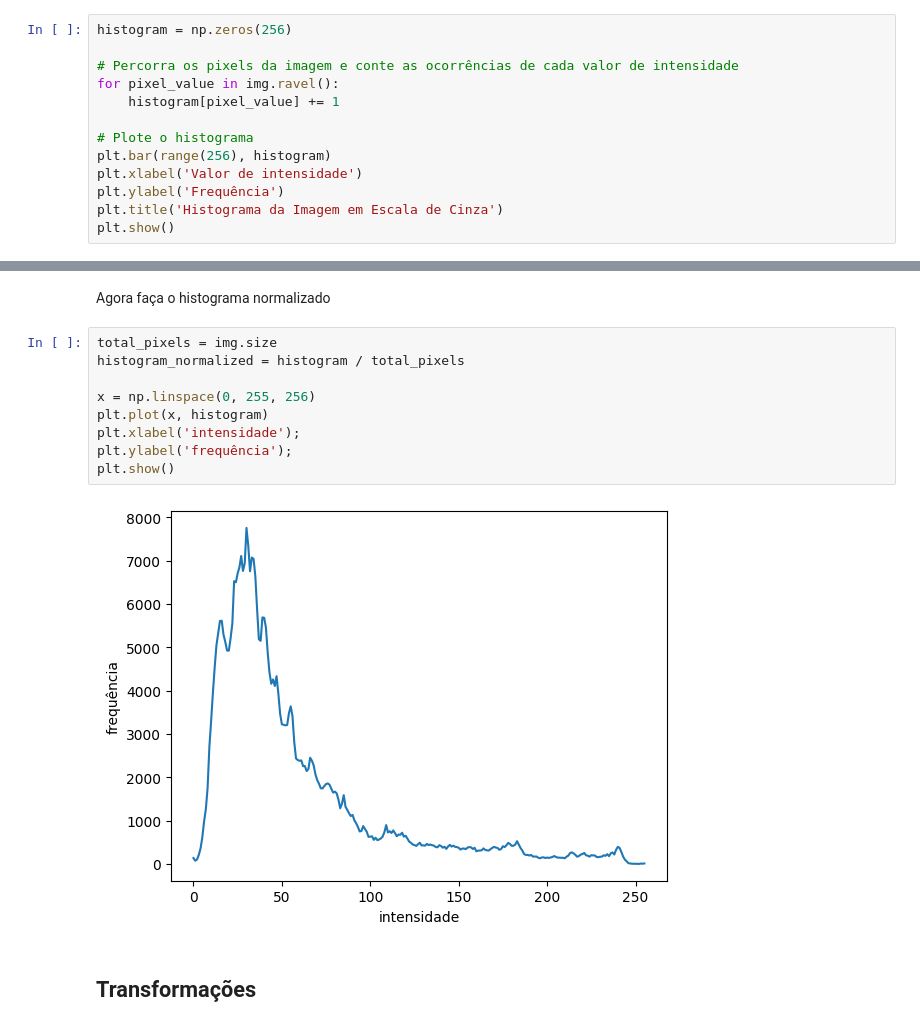
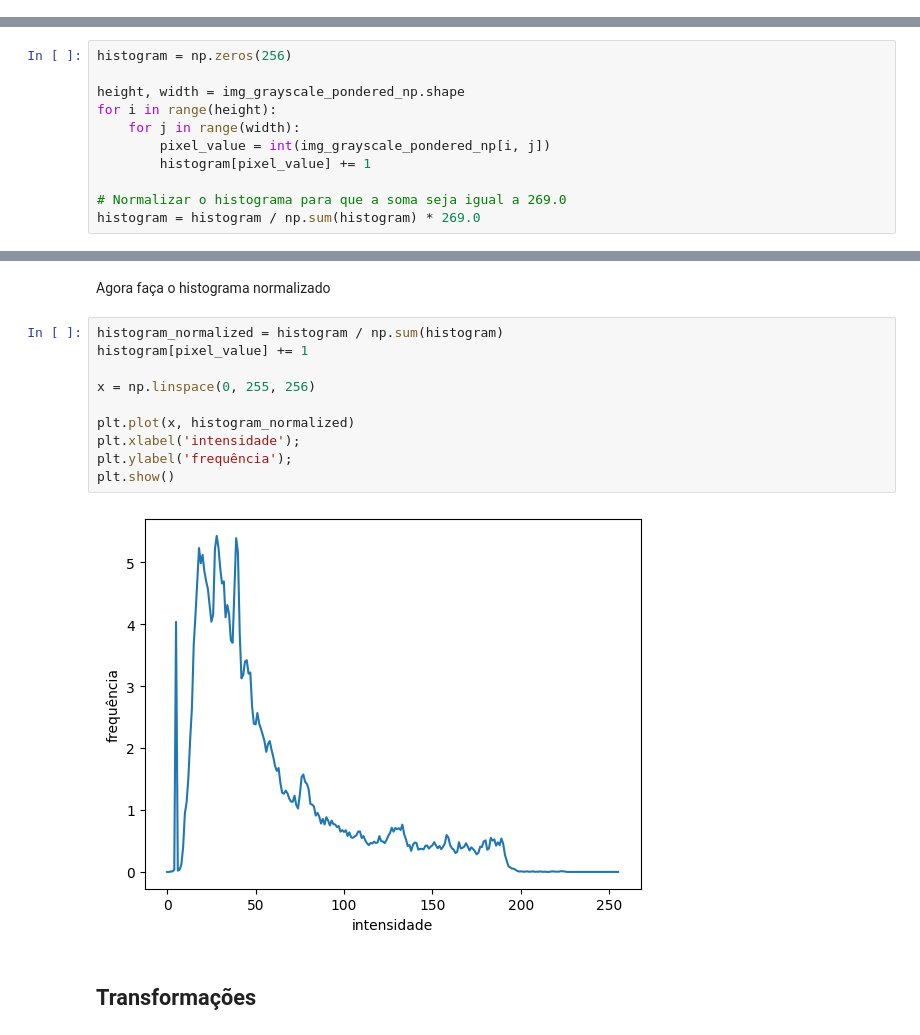
Before and after one commit to thomashammes/processamento-de-imagens-atividade-pratica, a Jupyter notebook: Pratica1 - Operações Pontuais.ipynb, the cells around one changed output, grey strips where cells are left out. Cells and saved outputs as stored; diff of their text form.

```diff
--- a/Pratica1 - Operações Pontuais.ipynb
+++ b/Pratica1 - Operações Pontuais.ipynb
@@ -67,16 +61,3 @@ cv2.destroyAllWindows()
 ## Histograma de uma imagem
 
 Fazer o histograma de uma imagem
-# %%
-histogram = np.zeros(256)
-
-# Percorra os pixels da imagem e conte as ocorrências de cada valor de intensidade
-for pixel_value in img.ravel():
-    histogram[pixel_value] += 1
-
-# Plote o histograma
-plt.bar(range(256), histogram)
-plt.xlabel('Valor de intensidade')
-plt.ylabel('Frequência')
-plt.title('Histograma da Imagem em Escala de Cinza')
-plt.show()
@@ -85 +64,12 @@ plt.show()
+# %%
+histogram = np.zeros(256)
+
+height, width = img_grayscale_pondered_np.shape
+for i in range(height):
+    for j in range(width):
+        pixel_value = int(img_grayscale_pondered_np[i, j])
+        histogram[pixel_value] += 1
+
+# Normalizar o histograma para que a soma seja igual a 269.0
+histogram = histogram / np.sum(histogram) * 269.0
 # %%
@@ -93,16 +85,17 @@ plt.show()
 # %% [markdown]
 Agora faça o histograma normalizado
 # %%
-total_pixels = img.size
-histogram_normalized = histogram / total_pixels
+histogram_normalized = histogram / np.sum(histogram)
+histogram[pixel_value] += 1
 
 x = np.linspace(0, 255, 256)
-plt.plot(x, histogram)
+
+plt.plot(x, histogram_normalized)
 plt.xlabel('intensidade');
 plt.ylabel('frequência');
 plt.show()
 # %% [output]
-[figure, old version]
+[figure, new version]
 # %% [markdown]
 ## Transformações
 # %% [markdown]
```
Also changed, not shown: parts of 12 cells of this notebook.
